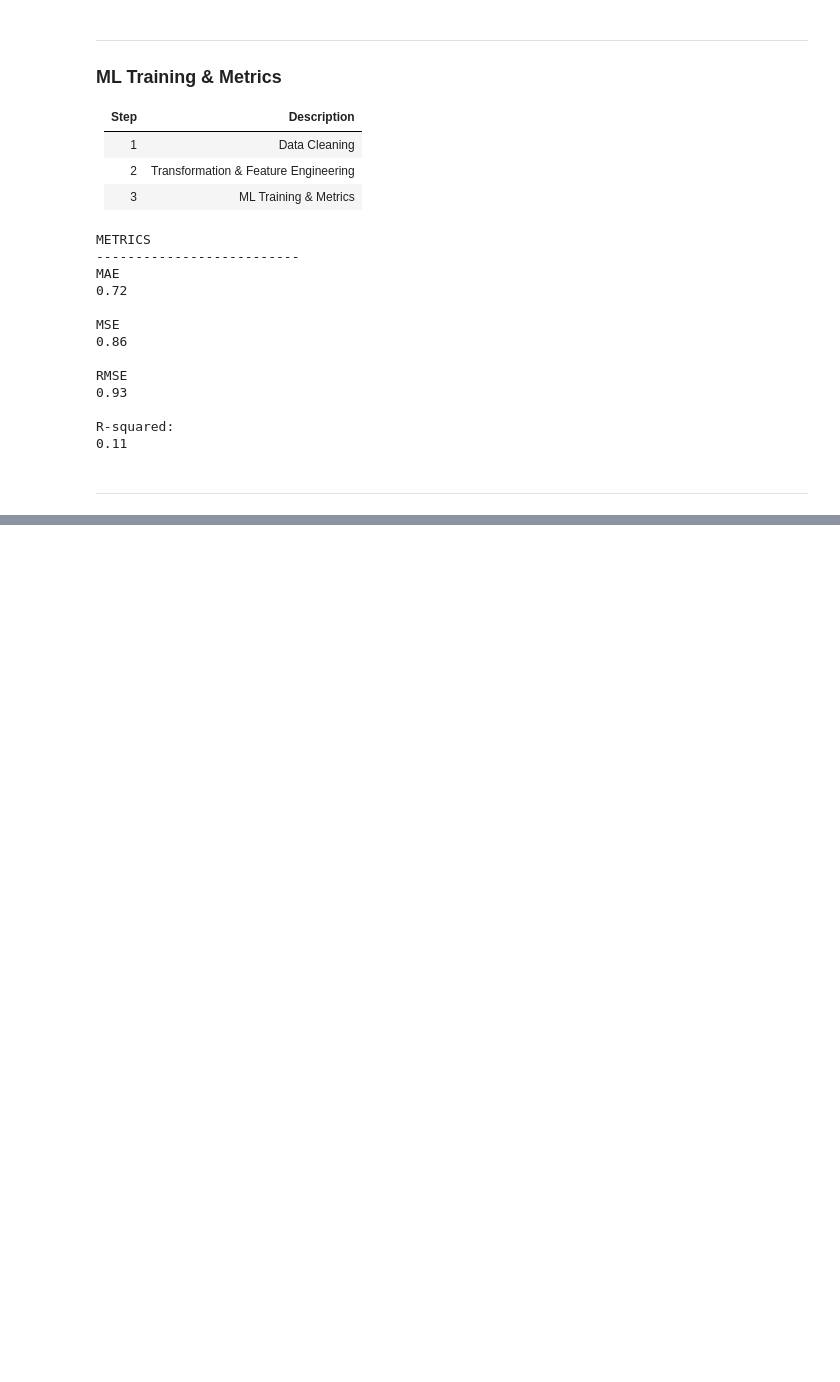
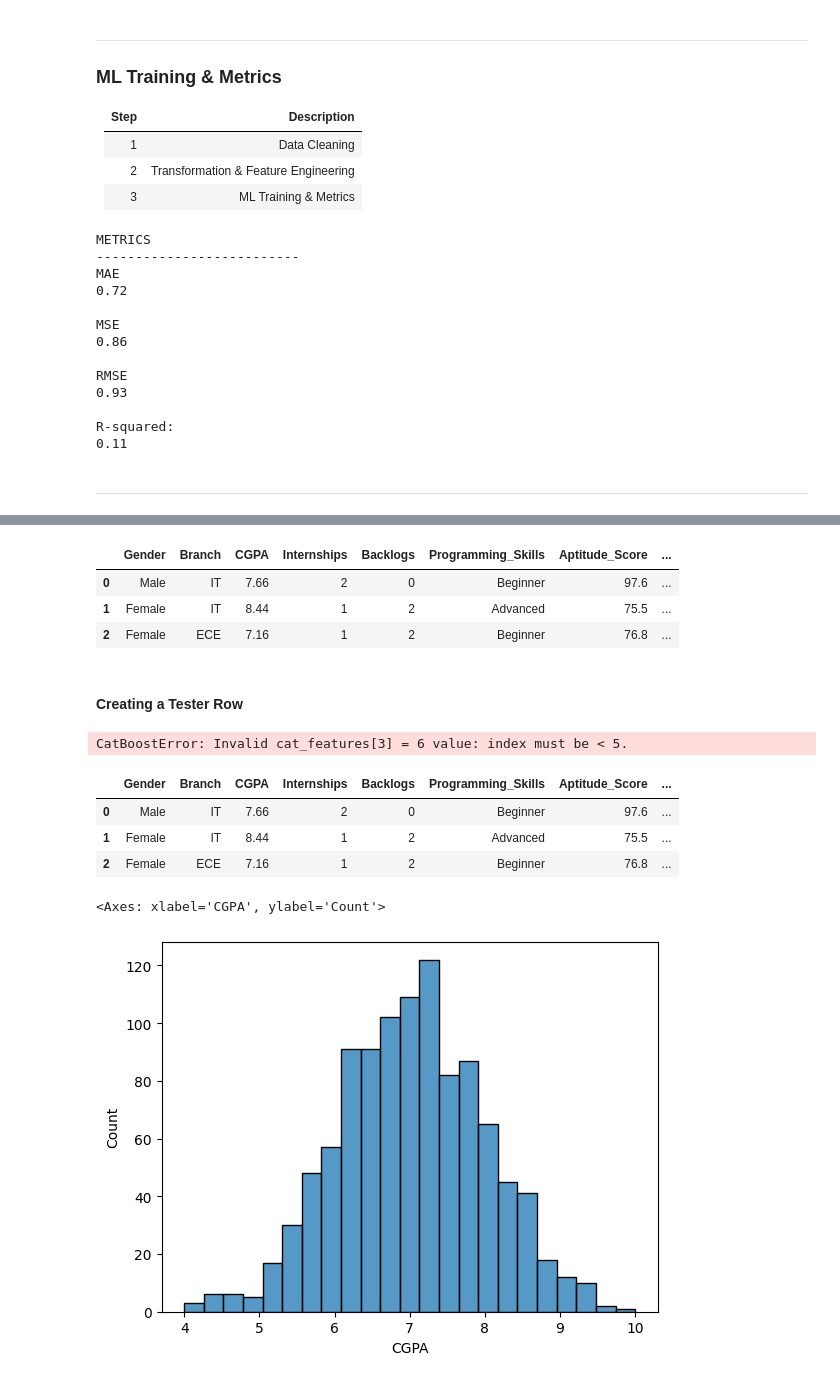
Before and after one commit to jehuhta/Intro_ML, a Jupyter notebook: ex1_adv3.ipynb, the cells around one changed output, grey strips where cells are left out. Drawn from its saved outputs; the diff is of its cells as text; code cells hidden in the pictures; blank space fills up the shorter version.

```diff
--- a/ex1_adv3.ipynb
+++ b/ex1_adv3.ipynb
@@ -385,3 +379,46 @@ I'll have to see how the other models perform with this when I have time later.
 |How `CatBoostRegressor` works|[Source](https://builtin.com/machine-learning/catboost)
 
 </div>
+# %%
+df.head(3)
+# %% [output]
+|  | Gender | Branch | CGPA | Internships | Backlogs | Programming_Skills | Aptitude_Score | ... |
+| 0 | Male | IT | 7.66 | 2 | 0 | Beginner | 97.6 | ... |
+| 1 | Female | IT | 8.44 | 1 | 2 | Advanced | 75.5 | ... |
+| 2 | Female | ECE | 7.16 | 1 | 2 | Beginner | 76.8 | ... |
+# %% [markdown]
+#### Creating a Tester Row
+# %%
+
+tester_row = {
+    "Gender": "Male",
+    "Branch": "IT",
+    "Programming_Skills": "Beginner",
+    "Communication_Skills": "Average",
+    "Placement_Status": "Placed"
+}
+
+tester_row = pd.DataFrame([tester_row])
+
+result = cb.predict(tester_row)[0]
+
+# print()
+# print(f"Predicted CGPA for this student:")
+# print(f"$ {round(float(result), 2)}")
+# print("----------------------------")
+
+tester_row
+# %% [output]
+CatBoostError: Invalid cat_features[3] = 6 value: index must be < 5.
+# %%
+df.head(3)
+# %% [output]
+|  | Gender | Branch | CGPA | Internships | Backlogs | Programming_Skills | Aptitude_Score | ... |
+| 0 | Male | IT | 7.66 | 2 | 0 | Beginner | 97.6 | ... |
+| 1 | Female | IT | 8.44 | 1 | 2 | Advanced | 75.5 | ... |
+| 2 | Female | ECE | 7.16 | 1 | 2 | Beginner | 76.8 | ... |
+# %%
+sns.histplot(df, x="CGPA" )
+# %% [output]
+<Axes: xlabel='CGPA', ylabel='Count'>
+[figure, added]
```
Also changed, not shown: parts of 3 cells of this notebook, 8 other files.
